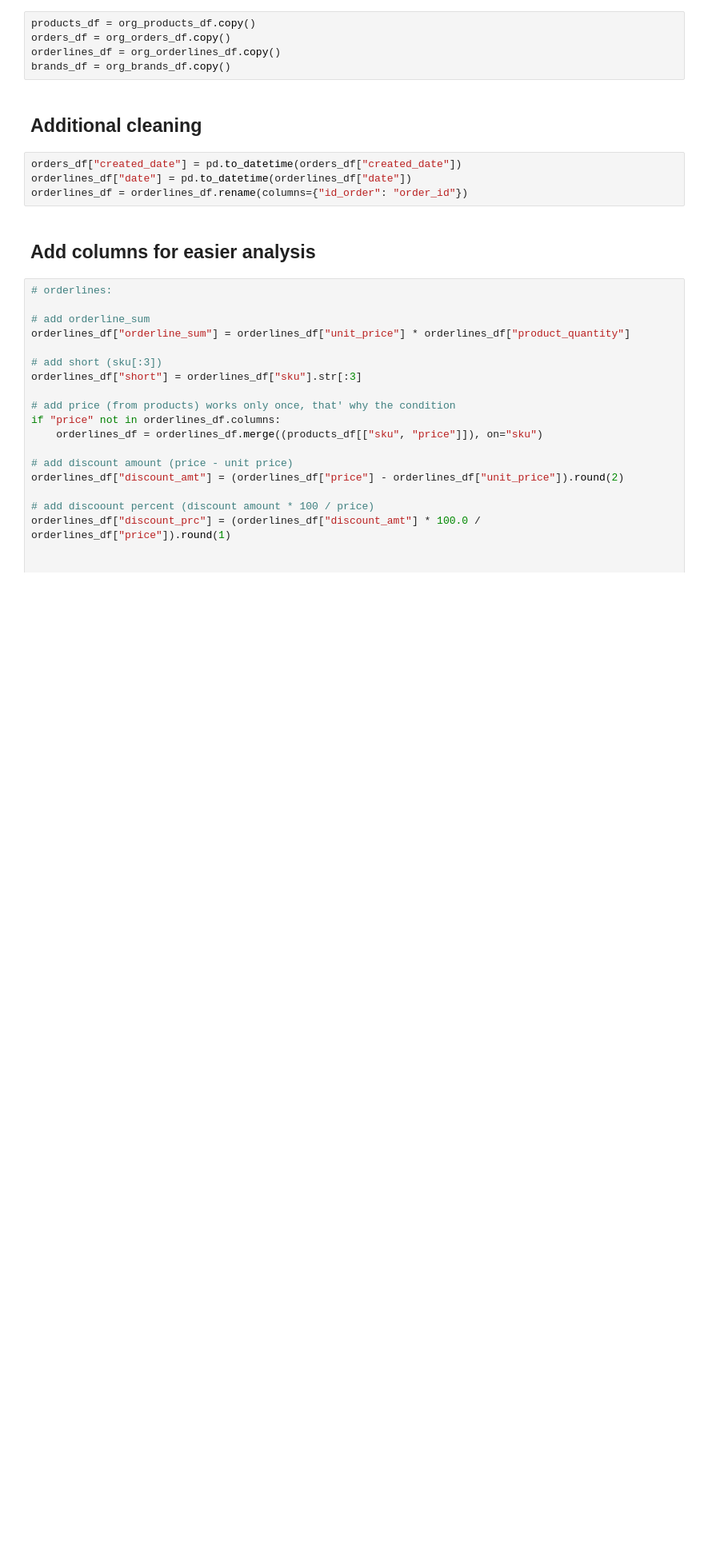
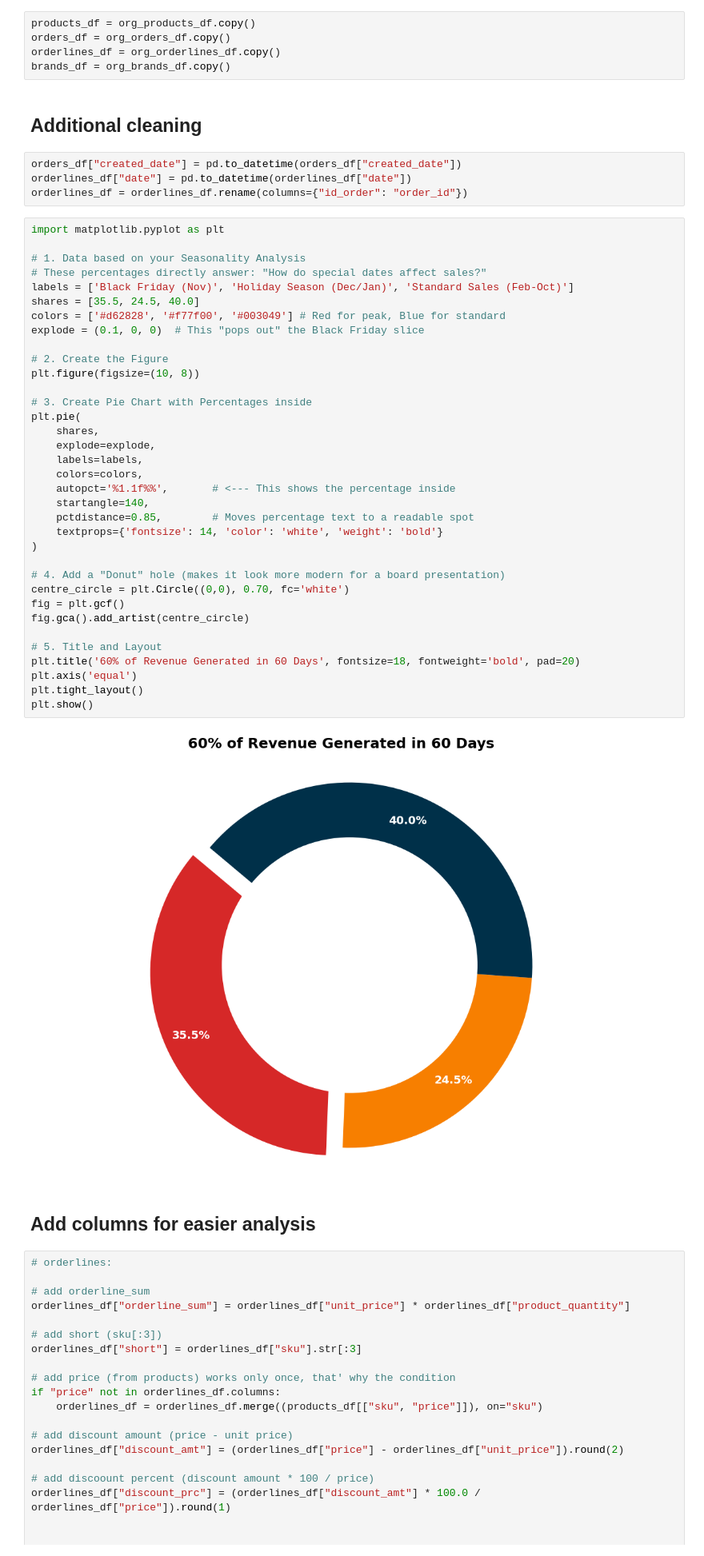
Before and after one commit to Cooljoe67/eniac_data_cleaning, a Jupyter notebook: dataanalysis_group_solution.ipynb, the cells around one changed output. Shown at 80% size. Cells and saved outputs as stored; diff of their text form; blank space fills up the shorter version.

```diff
--- a/dataanalysis_group_solution.ipynb
+++ b/dataanalysis_group_solution.ipynb
@@ -31,6 +31,43 @@ brands_df = org_brands_df.copy()
 orders_df["created_date"] = pd.to_datetime(orders_df["created_date"])
 orderlines_df["date"] = pd.to_datetime(orderlines_df["date"])
 orderlines_df = orderlines_df.rename(columns={"id_order": "order_id"})
+# %%
+import matplotlib.pyplot as plt
+
+# 1. Data based on your Seasonality Analysis
+# These percentages directly answer: "How do special dates affect sales?"
+labels = ['Black Friday (Nov)', 'Holiday Season (Dec/Jan)', 'Standard Sales (Feb-Oct)']
+shares = [35.5, 24.5, 40.0]
+colors = ['#d62828', '#f77f00', '#003049'] # Red for peak, Blue for standard
+explode = (0.1, 0, 0)  # This "pops out" the Black Friday slice
+
+# 2. Create the Figure
+plt.figure(figsize=(10, 8))
+
+# 3. Create Pie Chart with Percentages inside
+plt.pie(
+    shares,
+    explode=explode,
+    labels=labels,
+    colors=colors,
+    autopct='%1.1f%%',       # <--- This shows the percentage inside
+    startangle=140,
+    pctdistance=0.85,        # Moves percentage text to a readable spot
+    textprops={'fontsize': 14, 'color': 'white', 'weight': 'bold'}
+)
+
+# 4. Add a "Donut" hole (makes it look more modern for a board presentation)
+centre_circle = plt.Circle((0,0), 0.70, fc='white')
+fig = plt.gcf()
+fig.gca().add_artist(centre_circle)
+
+# 5. Title and Layout
+plt.title('60% of Revenue Generated in 60 Days', fontsize=18, fontweight='bold', pad=20)
+plt.axis('equal')
+plt.tight_layout()
+plt.show()
+# %% [output]
+[figure, added]
 # %% [markdown]
 ## Add columns for easier analysis
 # %%
```
